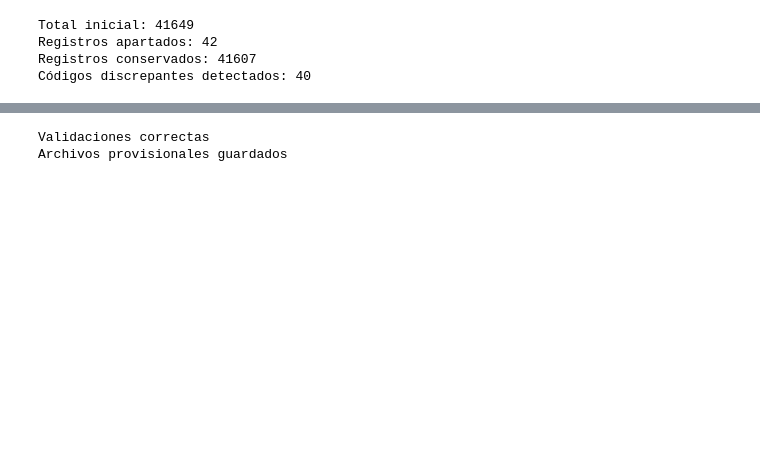
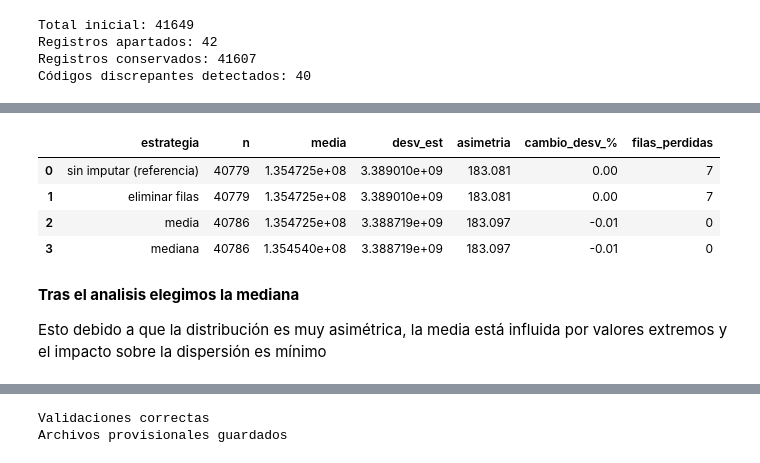
Before and after one commit to IgnacioCardenass/proyecto-grupo_1-mcdi500, a Jupyter notebook: F2/notebooks/Exploración_de_datos.ipynb, the cells around one changed output, grey strips where cells are left out. Cells and saved outputs as stored; diff of their text form; code cells hidden in the pictures; blank space fills up the shorter version.

```diff
--- a/F2/notebooks/Exploración_de_datos.ipynb
+++ b/F2/notebooks/Exploración_de_datos.ipynb
@@ -2195,0 +2326,66 @@ Códigos discrepantes detectados: 40
+# %%
+def comparar_imputaciones(datos, columna, agrupador=None, n_grupos=4):
+    """Compara el efecto de cuatro estrategias de imputación sobre una variable.
+
+    Retorna
+    -------
+    pd.DataFrame con el efecto de cada estrategia sobre la distribución.
+    """
+    original = datos[columna]
+    if original.isna().sum() == 0:
+        raise ValueError(f"'{columna}' no tiene faltantes que comparar.")
+
+    resultados = {
+        "sin imputar (referencia)": original.dropna(),
+        "eliminar filas": original.dropna(),
+        "media": original.fillna(original.mean()),
+        "mediana": original.fillna(original.median()),
+    }
+    if agrupador is not None:
+        # qcut corta en tramos con la misma cantidad de casos;
+        # transform devuelve una serie del mismo largo.
+        tramos = pd.qcut(datos[agrupador], q=n_grupos, duplicates="drop")
+        resultados["mediana por grupo"] = original.fillna(
+            original.groupby(tramos, observed=True).transform("median"))
+
+    filas = [{
+        "estrategia": nombre,
+        "n": len(serie.dropna()),
+        "media": round(serie.mean(), 2),
+        "desv_est": round(serie.std(), 3),
+        "asimetria": round(serie.skew(), 3),
+    } for nombre, serie in resultados.items()]
+
+    tabla = pd.DataFrame(filas)
+    referencia = tabla.iloc[0]["desv_est"]
+
+    tabla["cambio_desv_%"] = (
+        (tabla["desv_est"] - referencia) / referencia * 100
+    ).round(2)
+
+    tabla["filas_perdidas"] = len(datos) - tabla["n"]
+
+    return tabla
+
+# Seleccionamos las licitaciones con montos en pesos chilenos
+datos_clp = df_modelo_final_provisional[
+    df_modelo_final_provisional["Moneda Adquisicion"] == "Peso Chileno"
+].copy()
+
+# Comparamos las estrategias de imputación
+tabla_imputaciones = comparar_imputaciones(
+    datos_clp,
+    "MontoEstimadoNumerico"
+)
+
+display(tabla_imputaciones)
+# %% [output]
+|  | estrategia | n | media | desv_est | asimetria | cambio_desv_% | filas_perdidas |
+| 0 | sin imputar (referencia) | 40779 | 1.354725e+08 | 3.389010e+09 | 183.081 | 0.00 | 7 |
+| 1 | eliminar filas | 40779 | 1.354725e+08 | 3.389010e+09 | 183.081 | 0.00 | 7 |
+| 2 | media | 40786 | 1.354725e+08 | 3.388719e+09 | 183.097 | -0.01 | 0 |
+| 3 | mediana | 40786 | 1.354540e+08 | 3.388719e+09 | 183.097 | -0.01 | 0 |
+# %% [markdown]
+**Tras el analisis elegimos la mediana**
+
+Esto debido a que la distribución es muy asimétrica, la media está influida por valores extremos y el impacto sobre la dispersión es mínimo
```
Also changed, not shown: parts of 27 cells of this notebook.
